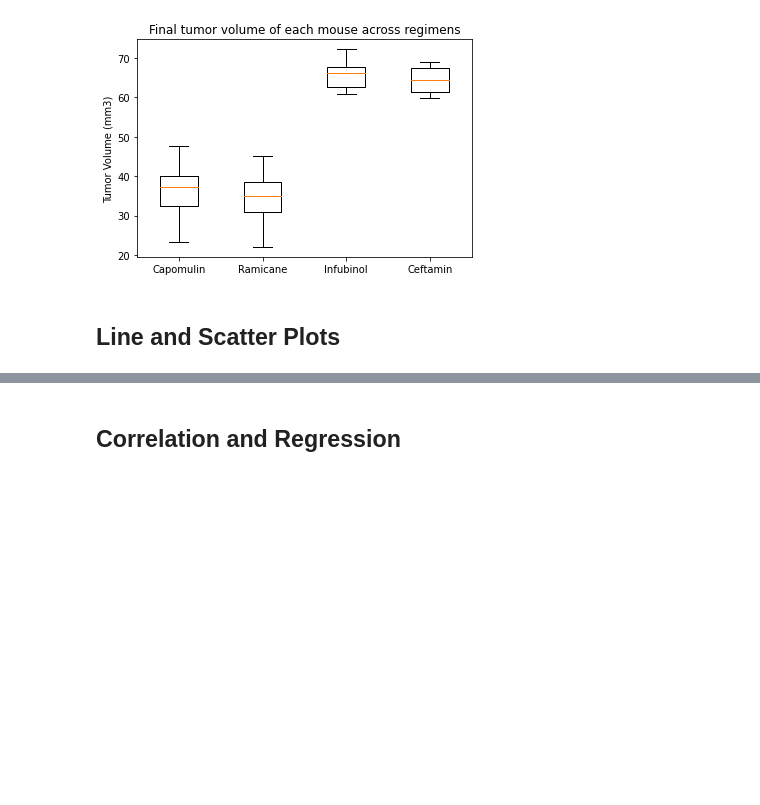
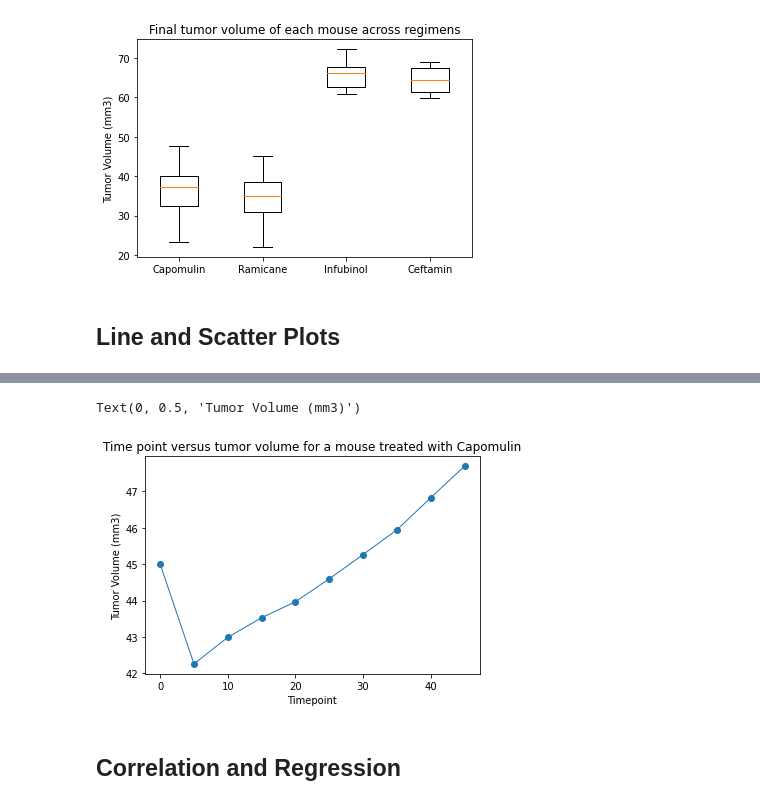
Before and after one commit to davidmrtnz20/Matplotlib-Homework-The-Power-of-Plots, a Jupyter notebook: Pymaceuticals/pymaceuticals_starter.ipynb, the cells around one changed output, grey strips where cells are left out. Drawn from its saved outputs; the diff is of its cells as text; code cells hidden in the pictures; blank space fills up the shorter version.

Commit message:
line plot for i557 mouse

```diff
--- a/Pymaceuticals/pymaceuticals_starter.ipynb
+++ b/Pymaceuticals/pymaceuticals_starter.ipynb
@@ -245,3 +245,6 @@ plt.show()
 [figure]
 # %% [markdown]
 ## Line and Scatter Plots
+# %%
+capomulin_df = new_pharma_data.loc[new_pharma_data["Drug Regimen"] == "Capomulin"]
+capomulin_df
@@ -247,0 +265,3 @@ plt.show()
+# %%
+single_mouse = capomulin_df.loc[capomulin_df["Mouse ID"] == "i557"]
+single_mouse
@@ -248,5 +280,14 @@ plt.show()
 # %%
 # Generate a line plot of time point versus tumor volume for a mouse treated with Capomulin
+x_axis = single_mouse["Timepoint"]
+tumors = single_mouse["Tumor Volume (mm3)"]
+plt.plot(x_axis, tumors, linewidth=1, marker="o")
+plt.title("Time point versus tumor volume for a mouse treated with Capomulin")
+plt.xlabel("Timepoint")
+plt.ylabel("Tumor Volume (mm3)")
+# %% [output]
+Text(0, 0.5, 'Tumor Volume (mm3)')
+[figure, added]
 # %%
 # Generate a scatter plot of mouse weight versus average tumor volume for the Capomulin regimen
 # %% [markdown]
```
Also changed, not shown: parts of 2 cells of this notebook.
